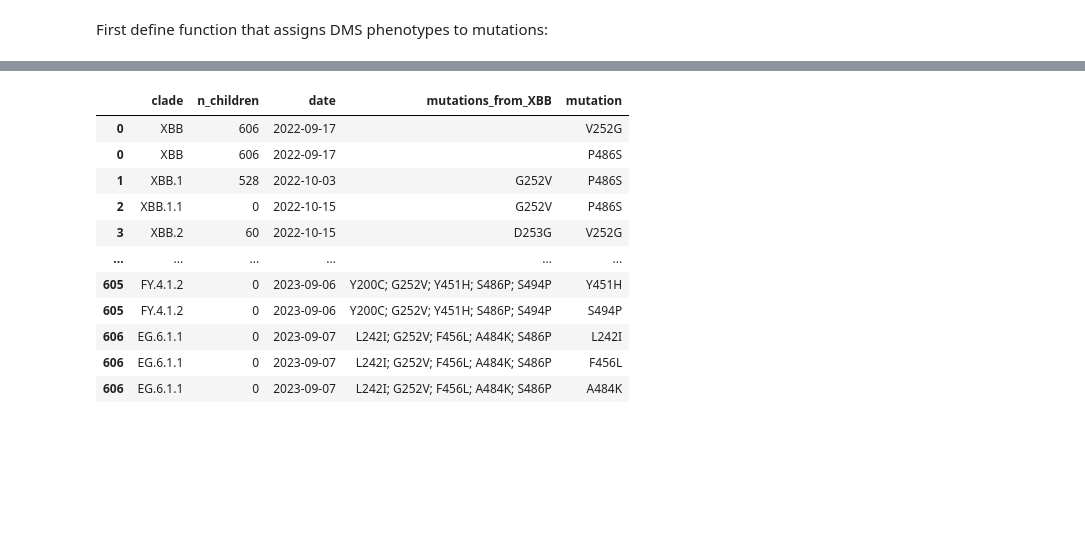
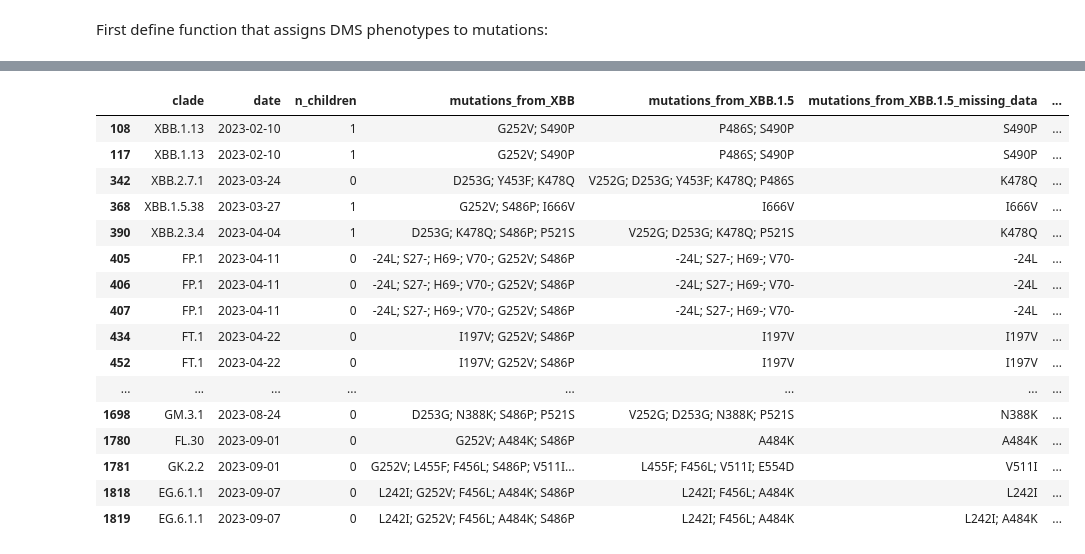
Before and after one commit to dms-vep/SARS-CoV-2_XBB.1.5_spike_DMS, a Jupyter notebook: notebooks/compare_natural.ipynb, the cells around one changed output, grey strips where cells are left out. Cells and saved outputs as stored; diff of their text form; code cells hidden in the pictures; blank space fills up the shorter version.

Commit message:
compute DMS phenotypes for clades

```diff
--- a/notebooks/compare_natural.ipynb
+++ b/notebooks/compare_natural.ipynb
@@ -97,7 +99,6 @@ pango_df = (
         date=lambda x: pd.to_datetime(x["date"]),
     )
     .drop(columns="mutations_from_ref")
-    .rename(columns={"mutations_from_start_clade": f"mutations_from_{starting_clade}"})
     .sort_values("date")
     .reset_index(drop=True)
 )
@@ -185,21 +180,87 @@ def mut_dms(m):
 # %%
 pango_dms_df = (
     pango_df
+    # put one mutation in each column
     .explode("mutations_from_dms_clade")
     .rename(columns={"mutations_from_dms_clade": "mutation"})
+    # to add multiple columns: https://stackoverflow.com/a/46814360
+    .apply(
+        lambda cols: pd.concat([cols, pd.Series(mut_dms(cols["mutation"]))]),
+        axis=1,
+    )
+    .melt(
+        id_vars=["clade", "date", "n_children", "mutations_from_start_clade", "mutation", "is_RBD"],
+        value_vars=phenotypes,
+        var_name="DMS_phenotype",
+        value_name="mutation_effect",
+    )
+    .assign(
+        mutations_from_dms_clade=lambda x: x.groupby(["clade", "DMS_phenotype"])["mutation"].transform(
+            lambda ms: "; ".join([m for m in ms if not pd.isnull(m)])
+        ),
+        mutation_missing=lambda x: x["mutation"].where(
+            x["mutation_effect"].isnull() & x["mutation"].notnull(),
+            pd.NA,
+        ),
+        mutations_from_dms_clade_missing_data=lambda x: (
+            x.groupby(["clade", "DMS_phenotype"])["mutation_missing"]
+            .transform(lambda ms: "; ".join([m for m in ms if not pd.isnull(m)]))
+        ),
+        mutation_effect=lambda x: x["mutation_effect"].fillna(0),
+        is_RBD=lambda x: x["is_RBD"].fillna(False),
+        mutation_effect_RBD=lambda x: x["mutation_effect"] * x["is_RBD"].astype(int),
+        mutation_effect_nonRBD=lambda x: x["mutation_effect"] * (~x["is_RBD"]).astype(int),
+    )
+    .groupby(
+        [
+            "clade",
+            "date",
+            "n_children",
+            "mutations_from_start_clade",
+            "mutations_from_dms_clade",
+            "mutations_from_dms_clade_missing_data",
+            "DMS_phenotype",
+        ],
+        as_index=False,
+    )
+    .aggregate(
+        phenotype=pd.NamedAgg("mutation_effect", "sum"),
+        phenotype_RBD_only=pd.NamedAgg("mutation_effect_RBD", "sum"),
+        phenotype_nonRBD_only=pd.NamedAgg("mutation_effect_nonRBD", "sum"),
+    )
+    .rename(
+        columns={
+            "mutations_from_start_clade": f"mutations_from_{starting_clade}",
+            "mutations_from_dms_clade": f"mutations_from_{dms_clade}",
+            "mutations_from_dms_clade_missing_data": f"mutations_from_{dms_clade}_missing_data",
+        },
+    )
+    .sort_values(["date", "DMS_phenotype"])
+    .reset_index(drop=True)
 )
 
-pango_dms_df
+assert set(pango_df["clade"]) == set(pango_dms_df["clade"])
+assert numpy.allclose(
+    pango_dms_df["phenotype"],
+    pango_dms_df["phenotype_RBD_only"] + pango_dms_df["phenotype_nonRBD_only"]
+)
+
+pango_dms_df.query("`mutations_from_XBB.1.5_missing_data` != ''")
 # %% [output]
-|  | clade | n_children | date | mutations_from_XBB | mutation |
-| 0 | XBB | 606 | 2022-09-17 |  | V252G |
-| 0 | XBB | 606 | 2022-09-17 |  | P486S |
-| 1 | XBB.1 | 528 | 2022-10-03 | G252V | P486S |
-| 2 | XBB.1.1 | 0 | 2022-10-15 | G252V | P486S |
-| 3 | XBB.2 | 60 | 2022-10-15 | D253G | V252G |
-| ... | ... | ... | ... | ... | ... |
-| 605 | FY.4.1.2 | 0 | 2023-09-06 | Y200C; G252V; Y451H; S486P; S494P | Y451H |
-| 605 | FY.4.1.2 | 0 | 2023-09-06 | Y200C; G252V; Y451H; S486P; S494P | S494P |
-| 606 | EG.6.1.1 | 0 | 2023-09-07 | L242I; G252V; F456L; A484K; S486P | L242I |
-| 606 | EG.6.1.1 | 0 | 2023-09-07 | L242I; G252V; F456L; A484K; S486P | F456L |
-| 606 | EG.6.1.1 | 0 | 2023-09-07 | L242I; G252V; F456L; A484K; S486P | A484K |
+|  | clade | date | n_children | mutations_from_XBB | mutations_from_XBB.1.5 | mutations_from_XBB.1.5_missing_data | ... |
+| 108 | XBB.1.13 | 2023-02-10 | 1 | G252V; S490P | P486S; S490P | S490P | ... |
+| 117 | XBB.1.13 | 2023-02-10 | 1 | G252V; S490P | P486S; S490P | S490P | ... |
+| 342 | XBB.2.7.1 | 2023-03-24 | 0 | D253G; Y453F; K478Q | V252G; D253G; Y453F; K478Q; P486S | K478Q | ... |
+| 368 | XBB.1.5.38 | 2023-03-27 | 1 | G252V; S486P; I666V | I666V | I666V | ... |
+| 390 | XBB.2.3.4 | 2023-04-04 | 1 | D253G; K478Q; S486P; P521S | V252G; D253G; K478Q; P521S | K478Q | ... |
+| 405 | FP.1 | 2023-04-11 | 0 | -24L; S27-; H69-; V70-; G252V; S486P | -24L; S27-; H69-; V70- | -24L | ... |
+| 406 | FP.1 | 2023-04-11 | 0 | -24L; S27-; H69-; V70-; G252V; S486P | -24L; S27-; H69-; V70- | -24L | ... |
+| 407 | FP.1 | 2023-04-11 | 0 | -24L; S27-; H69-; V70-; G252V; S486P | -24L; S27-; H69-; V70- | -24L | ... |
+| 434 | FT.1 | 2023-04-22 | 0 | I197V; G252V; S486P | I197V | I197V | ... |
+| 452 | FT.1 | 2023-04-22 | 0 | I197V; G252V; S486P | I197V | I197V | ... |
+| ... | ... | ... | ... | ... | ... | ... | ... |
+| 1698 | GM.3.1 | 2023-08-24 | 0 | D253G; N388K; S486P; P521S | V252G; D253G; N388K; P521S | N388K | ... |
+| 1780 | FL.30 | 2023-09-01 | 0 | G252V; A484K; S486P | A484K | A484K | ... |
+| 1781 | GK.2.2 | 2023-09-01 | 0 | G252V; L455F; F456L; S486P; V511I... | L455F; F456L; V511I; E554D | V511I | ... |
+| 1818 | EG.6.1.1 | 2023-09-07 | 0 | L242I; G252V; F456L; A484K; S486P | L242I; F456L; A484K | L242I | ... |
+| 1819 | EG.6.1.1 | 2023-09-07 | 0 | L242I; G252V; F456L; A484K; S486P | L242I; F456L; A484K | L242I; A484K | ... |
```
Also changed, not shown: parts of 7 cells of this notebook.
